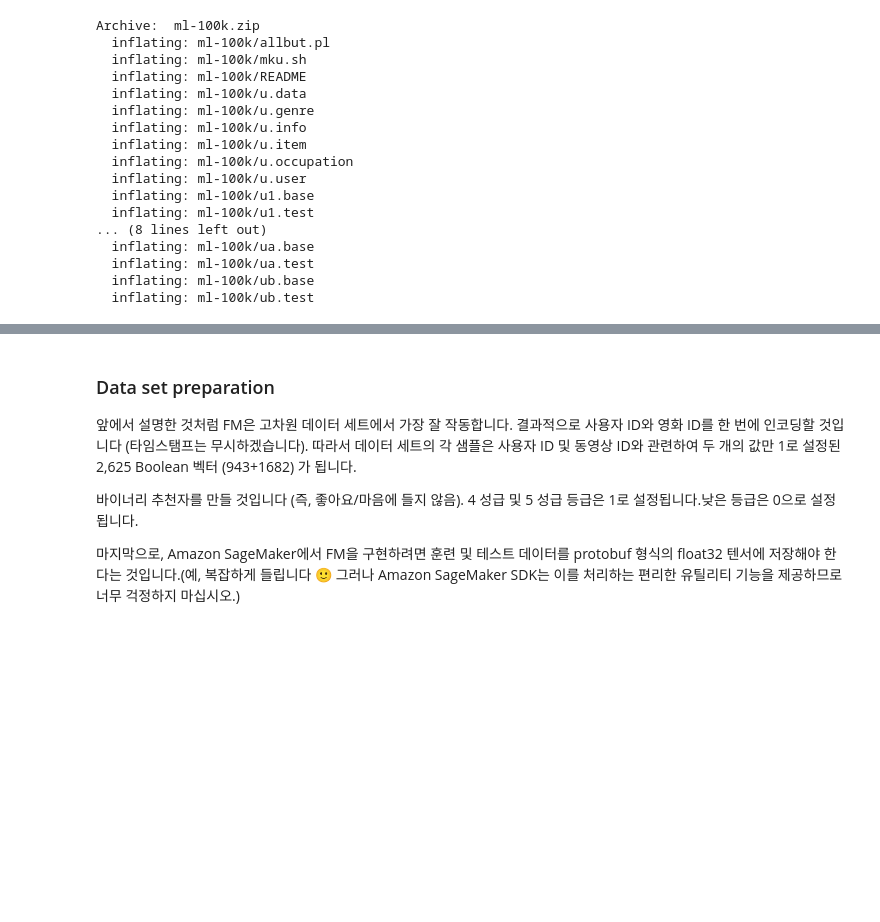
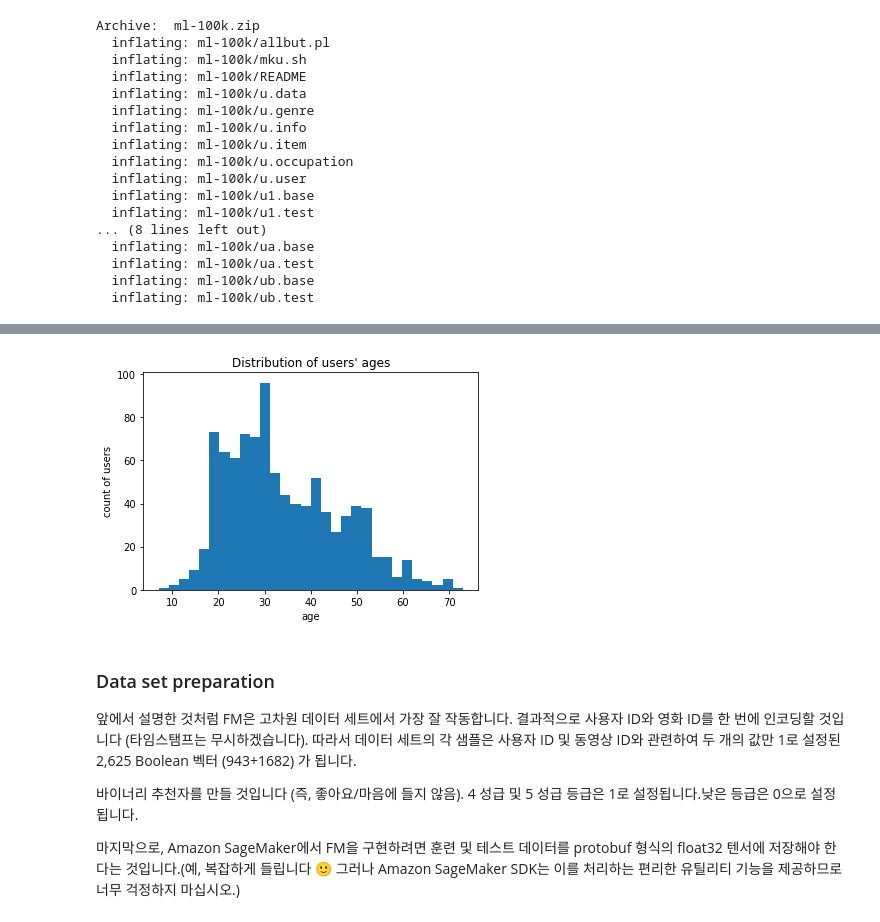
Before and after one commit to lunarian60/recommendation, a Jupyter notebook: factorization-machine/factorization-machine.ipynb, the cells around one changed output, grey strips where cells are left out. Cells and saved outputs as stored; diff of their text form; code cells hidden in the pictures; blank space fills up the shorter version.

```diff
--- a/factorization-machine/factorization-machine.ipynb
+++ b/factorization-machine/factorization-machine.ipynb
@@ -109,0 +134,19 @@ Archive:  ml-100k.zip
+# %%
+# pass in column names for each CSV
+u_cols = ['user_id', 'age', 'sex', 'occupation', 'zip_code']
+users = pd.read_csv('./data/ml-100k/u.user', sep='|', names=u_cols,
+                    encoding='latin-1')
+
+r_cols = ['user_id', 'movie_id', 'rating', 'unix_timestamp']
+ratings = pd.read_csv('./data/ml-100k/u.data', sep='\t', names=r_cols,
+                      encoding='latin-1')
+
+# the movies file contains columns indicating the movie's genres
+# let's only load the first five columns of the file with usecols
+m_cols = ['movie_id', 'title', 'release_date', 'video_release_date', 'imdb_url']
+movies = pd.read_csv('./data/ml-100k/u.item', sep='|', names=m_cols, usecols=range(5),
+                     encoding='latin-1')
+
+# create one merged DataFrame
+movie_ratings = pd.merge(movies, ratings)
+lens = pd.merge(movie_ratings, users)
@@ -110,3 +229,12 @@ Archive:  ml-100k.zip
+# %%
+import matplotlib.pyplot as plt
+
+users.age.plot.hist(bins=30)
+plt.title("Distribution of users' ages")
+plt.ylabel('count of users')
+plt.xlabel('age');
+# %% [output]
+[figure, added]
 # %% [markdown]
 ### Data set preparation
 
```
Also changed, not shown: parts of 12 cells of this notebook.
